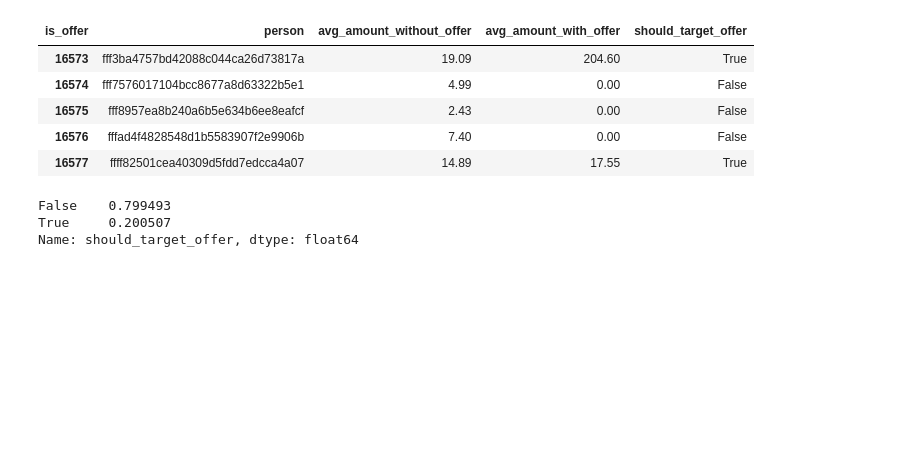
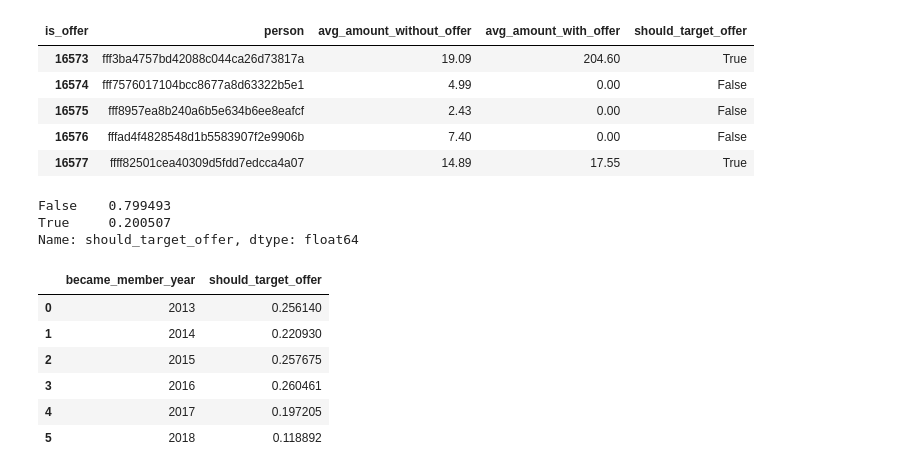
Before and after one commit to AndreGoncalves013/Starbucks_Customer_Offer_Targeting, a Jupyter notebook: src/starbucks_offers_eda.ipynb, the cells around one changed output. Saved outputs shown, nothing was run; the diff lists cells and outputs as text; code cells hidden in the pictures; blank space fills up the shorter version.

```diff
--- a/src/starbucks_offers_eda.ipynb
+++ b/src/starbucks_offers_eda.ipynb
@@ -164,3 +164,24 @@ pivot_df.should_target_offer.value_counts(normalize=True)
 False    0.799493
 True     0.200507
 Name: should_target_offer, dtype: float64
+# %%
+recent_customer_df = profile_df[['id', 'became_member_on']].copy()
+recent_customer_df['became_member_year'] = recent_customer_df\
+    .became_member_on.astype(str).apply(lambda x: x[:4])
+
+recent_customer_df = recent_customer_df.merge(
+    pivot_df,
+    left_on='id',
+    right_on='person'
+)
+# %%
+recent_customer_df.groupby('became_member_year')\
+    .should_target_offer.mean().reset_index()
+# %% [output]
+|  | became_member_year | should_target_offer |
+| 0 | 2013 | 0.256140 |
+| 1 | 2014 | 0.220930 |
+| 2 | 2015 | 0.257675 |
+| 3 | 2016 | 0.260461 |
+| 4 | 2017 | 0.197205 |
+| 5 | 2018 | 0.118892 |
```
Also changed, not shown: 1 other file.
